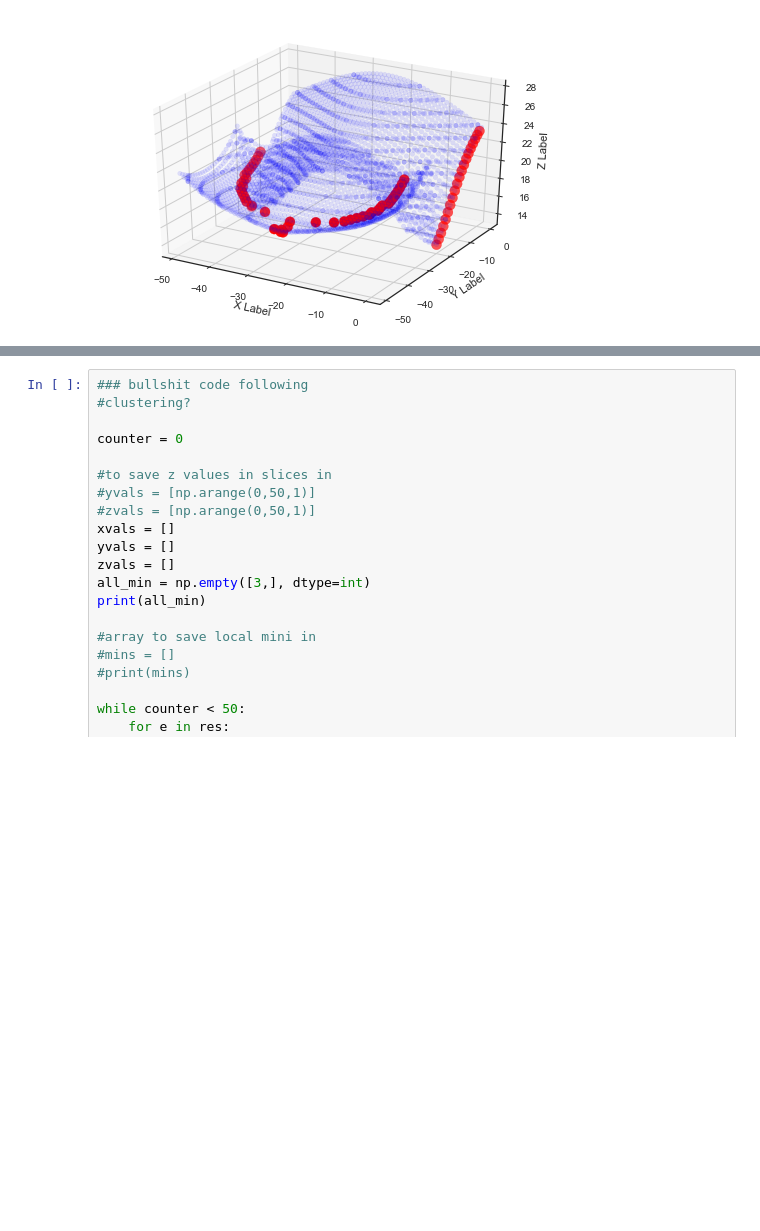
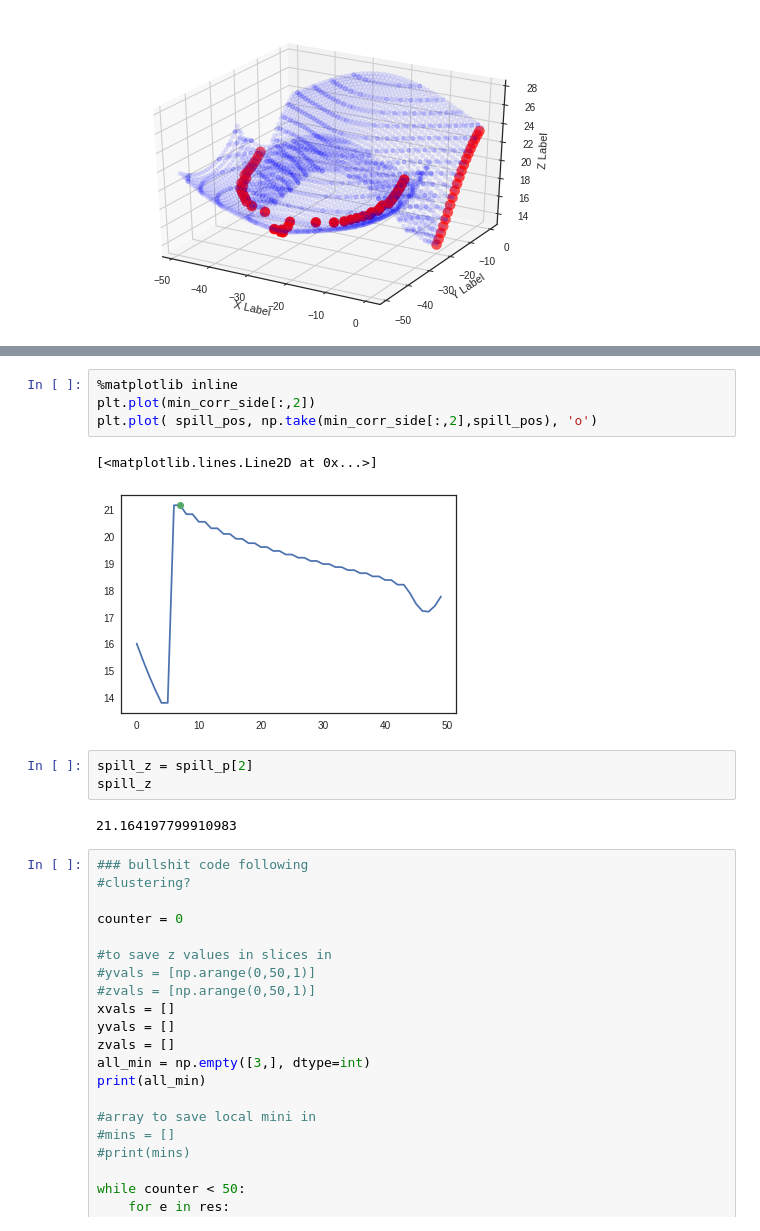
Before and after one commit to nre-aachen/Theses, a Jupyter notebook: Risk analysis/Notebooks/3D case.ipynb, the cells around one changed output, grey strips where cells are left out. Saved outputs shown, nothing was run; the diff lists cells and outputs as text; blank space fills up the shorter version.

```diff
--- a/Risk analysis/Notebooks/3D case.ipynb
+++ b/Risk analysis/Notebooks/3D case.ipynb
@@ -245,3 +304,15 @@ mini
+# %%
+%matplotlib inline
+plt.plot(min_corr_side[:,2])
+plt.plot( spill_pos, np.take(min_corr_side[:,2],spill_pos), 'o')
+# %% [output]
+[<matplotlib.lines.Line2D at 0x...>]
+[figure, added]
+# %%
+spill_z = spill_p[2]
+spill_z
+# %% [output]
+21.164197799910983
 # %%
 ### bullshit code following
 #clustering?
```
Also changed, not shown: parts of 7 cells of this notebook.
